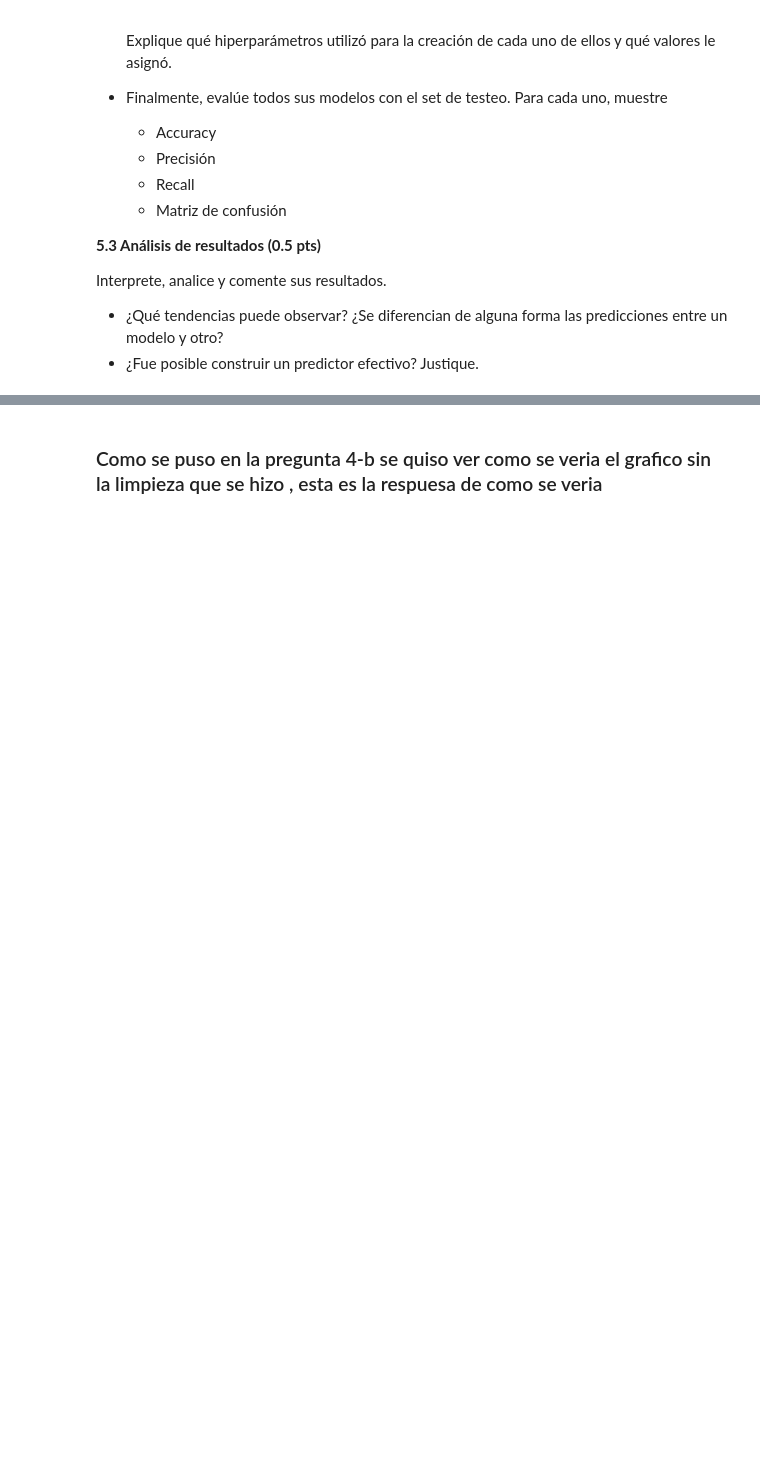
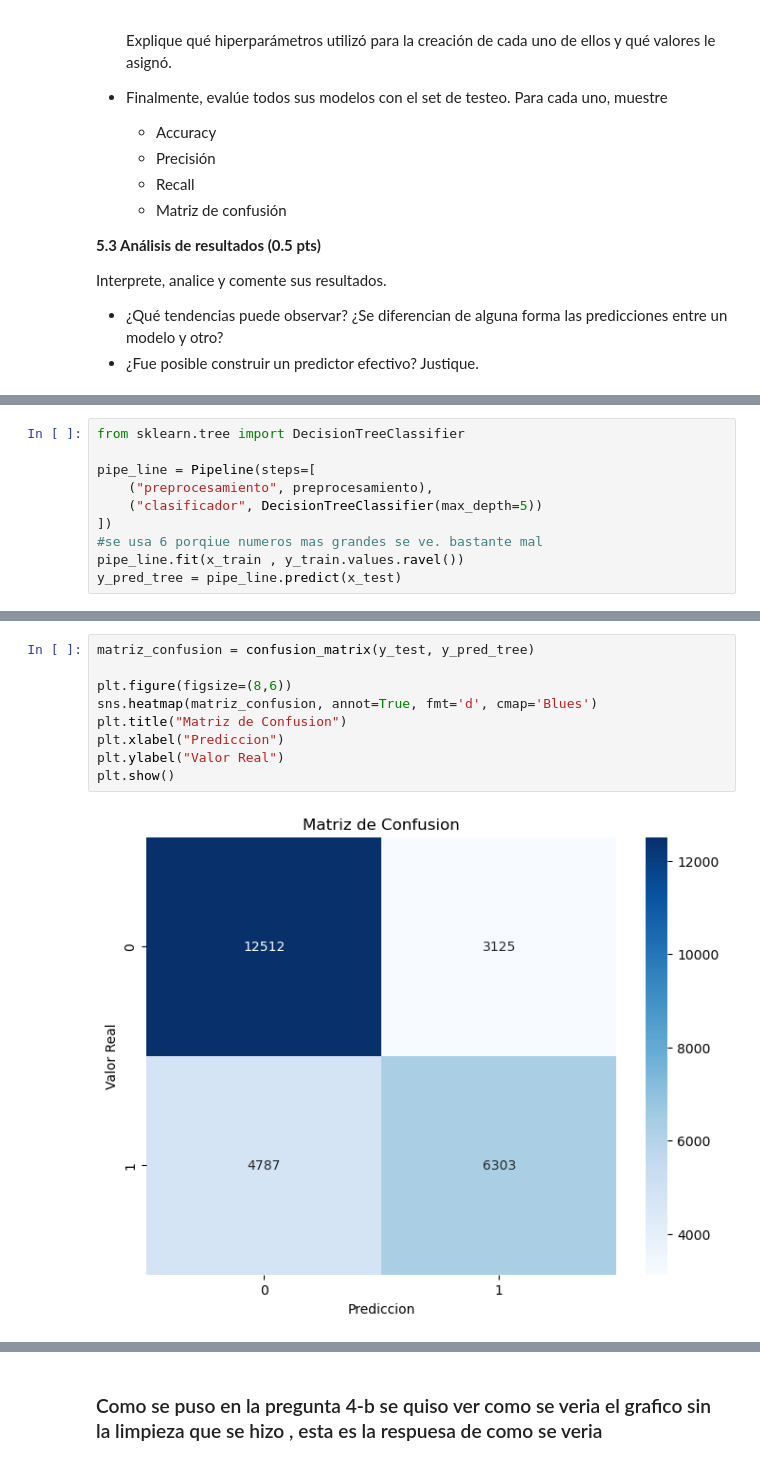
Before and after one commit to esteban78009/IMT2200-Esteban-Cortes, a Jupyter notebook: tareas/tarea 04/IMT2200-25s2 - Tarea 04.ipynb, the cells around one changed output, grey strips where cells are left out. Saved outputs shown, nothing was run; the diff lists cells and outputs as text; blank space fills up the shorter version.

```diff
--- a/tareas/tarea 04/IMT2200-25s2 - Tarea 04.ipynb
+++ b/tareas/tarea 04/IMT2200-25s2 - Tarea 04.ipynb
@@ -771,0 +844,10 @@ Respuestas:
+# %%
+from sklearn.tree import DecisionTreeClassifier
+
+pipe_line = Pipeline(steps=[
+    ("preprocesamiento", preprocesamiento),
+    ("clasificador", DecisionTreeClassifier(max_depth=5))
+])
+#se usa 6 porqiue numeros mas grandes se ve. bastante mal
+pipe_line.fit(x_train , y_train.values.ravel())
+y_pred_tree = pipe_line.predict(x_test)
@@ -771,0 +864,11 @@ Respuestas:
+# %%
+matriz_confusion = confusion_matrix(y_test, y_pred_tree)
+
+plt.figure(figsize=(8,6))
+sns.heatmap(matriz_confusion, annot=True, fmt='d', cmap='Blues')
+plt.title("Matriz de Confusion")
+plt.xlabel("Prediccion")
+plt.ylabel("Valor Real")
+plt.show()
+# %% [output]
+[figure, added]
```
Also changed, not shown: parts of 19 cells of this notebook, 1 other file.
